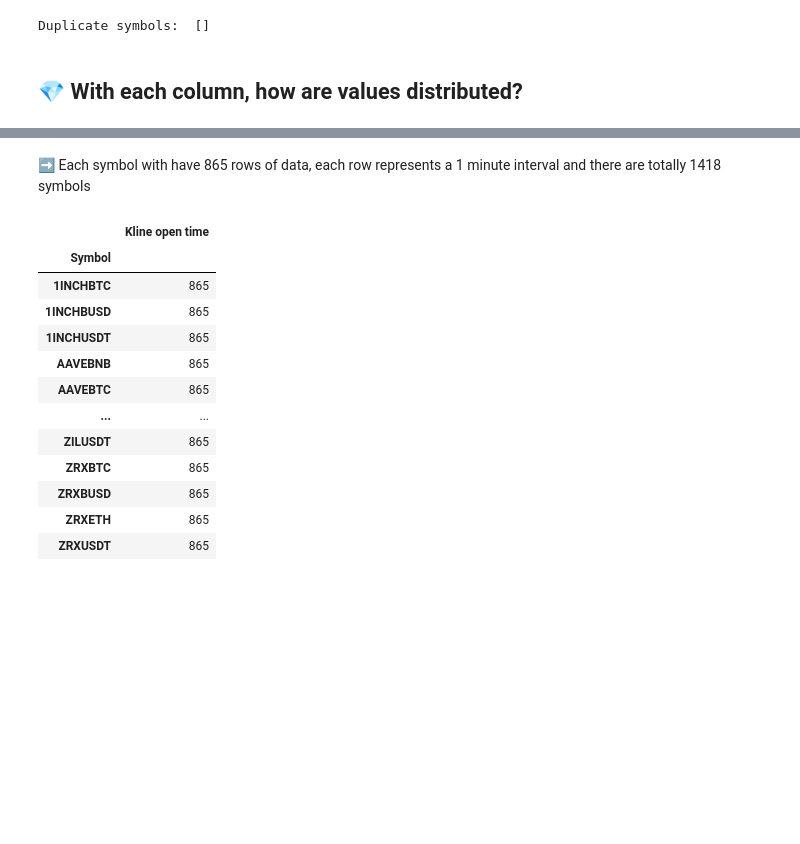
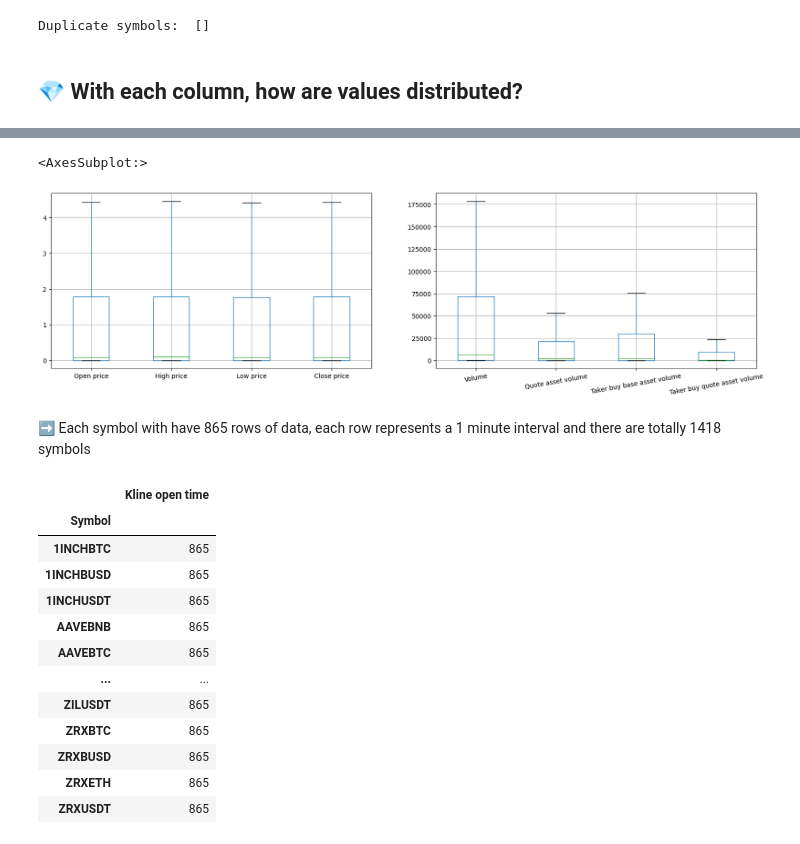
Before and after one commit to nhatruong1009/CryptoPrediction, a Jupyter notebook: src/explore/Q_Data_Exploration.ipynb, the cells around one changed output, grey strips where cells are left out. Cells and saved outputs as stored; diff of their text form; code cells hidden in the pictures; blank space fills up the shorter version.

Commit message:
CRY-34 | Modify file directory and add boxplot

```diff
--- a/src/exploring/Q_Data_Exploration.ipynb
+++ b/src/explore/Q_Data_Exploration.ipynb
@@ -123,0 +127,3 @@ Duplicate symbols:  []
+# %%
+numeric_columns = prices.select_dtypes(include=['float64']).columns
+numeric_columns
@@ -136,3 +147,10 @@ prices.describe()
+# %%
+fig, axes = plt.subplots(nrows=1, ncols=2, figsize=(20, 5))
+prices.boxplot(column=numeric_columns[:4].tolist(), ax=axes[0], showfliers=False)
+prices.boxplot(column=numeric_columns[4:].tolist(), ax=axes[1], rot=10, showfliers=False)
+# %% [output]
+<AxesSubplot:>
+[figure, added]
 # %% [markdown]
 <p style="margin-left:2rem">➡️ Each symbol with have 865 rows of data, each row represents a 1 minute interval and there are totally 1418 symbols</p>
 # %%
```
Also changed, not shown: parts of 10 cells of this notebook, 4 other files.
